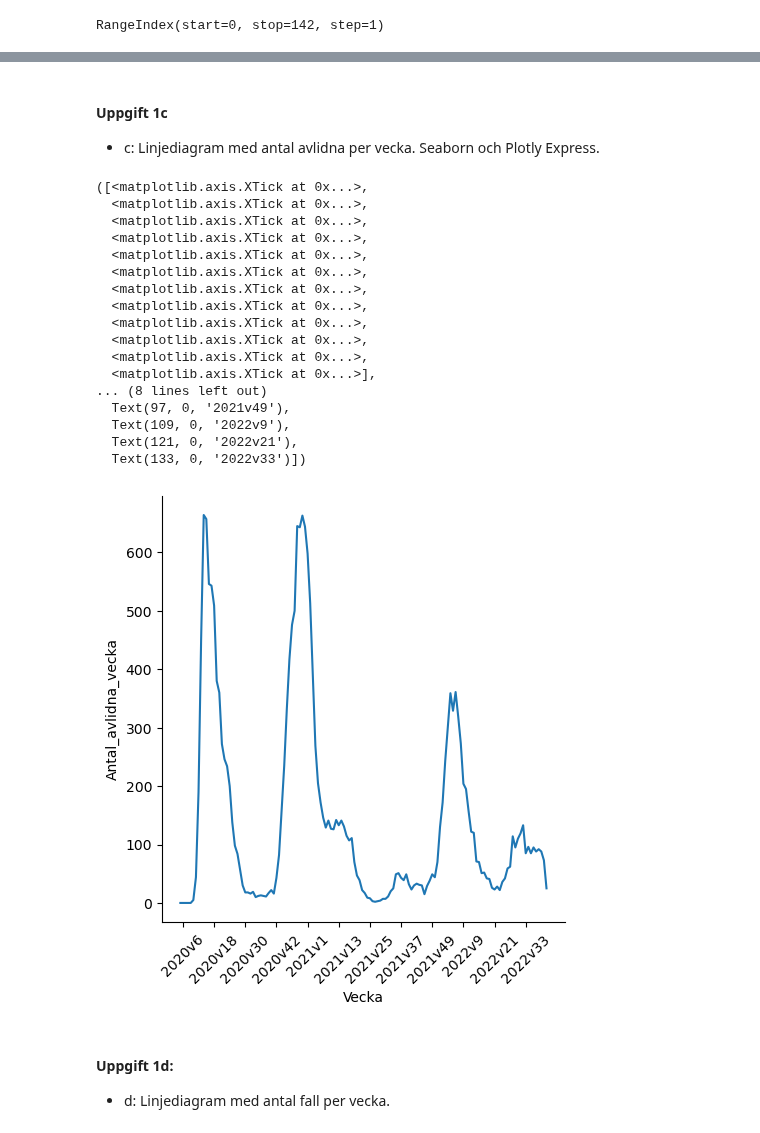
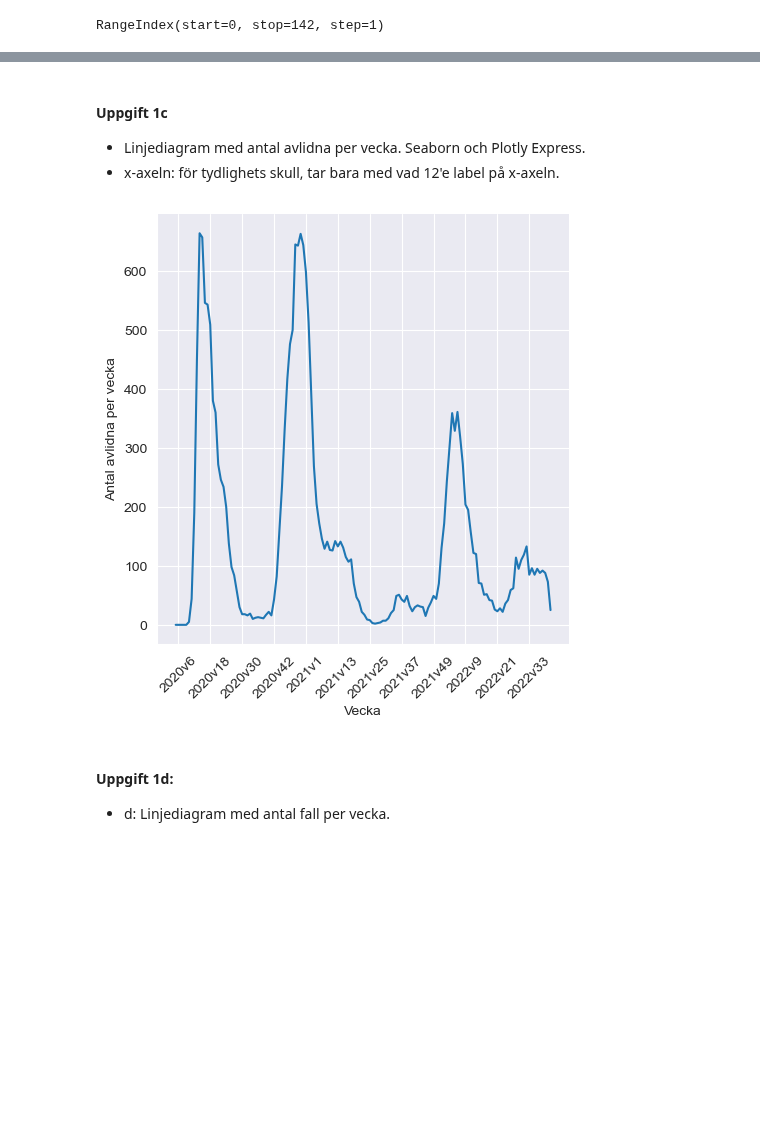
Before and after one commit to dancla240/Databehandling_Daniel_Claesson, a Jupyter notebook: Lab1/Lab1_Daniel_Claesson.ipynb, the cells around one changed output, grey strips where cells are left out. Drawn from its saved outputs; the diff is of its cells as text; code cells hidden in the pictures; blank space fills up the shorter version.

```diff
--- a/Lab1/Lab1_Daniel_Claesson.ipynb
+++ b/Lab1/Lab1_Daniel_Claesson.ipynb
@@ -110,5 +111,8 @@ covid['Vecka'] = covid['år'] + "v" + covid['veckonummer']
 covid['år'] = covid['år'].astype(int)
 covid['veckonummer'] = covid['veckonummer'].astype(int)
 
+# döper om valda kolumner
+covid.rename(columns={'Antal_fall_vecka':'Antal fall per vecka','Antal_avlidna_vecka':'Antal avlidna per vecka'}, inplace=True)
+
 covid.head()
 # %% [output]
@@ -121,29 +125,14 @@ covid.head()
 # %% [markdown]
 #### Uppgift 1c
-- c: Linjediagram med antal avlidna per vecka. Seaborn och Plotly Express.
+- Linjediagram med antal avlidna per vecka. Seaborn och Plotly Express.
+- x-axeln: för tydlighets skull, tar bara med vad 12'e label på x-axeln.
 # %%
 # 1c Seaborn:
-sns.relplot(x='Vecka', y='Antal_avlidna_vecka', kind='line', data=covid)
+fig = sns.relplot(x='Vecka', y='Antal avlidna per vecka', kind='line', data=covid)
 loc, labels = plt.xticks()
 plt.xticks(loc[1:-1:12], labels[0:-1:12], rotation=45)
+fig.savefig("Visualiseringar/1c_antal_avlidna_per_vecka.png")
 # %% [output]
-([<matplotlib.axis.XTick at 0x...>,
-  <matplotlib.axis.XTick at 0x...>,
-  <matplotlib.axis.XTick at 0x...>,
-  <matplotlib.axis.XTick at 0x...>,
-  <matplotlib.axis.XTick at 0x...>,
-  <matplotlib.axis.XTick at 0x...>,
-  <matplotlib.axis.XTick at 0x...>,
-  <matplotlib.axis.XTick at 0x...>,
-  <matplotlib.axis.XTick at 0x...>,
-  <matplotlib.axis.XTick at 0x...>,
-  <matplotlib.axis.XTick at 0x...>,
-  <matplotlib.axis.XTick at 0x...>],
-... (8 lines left out)
-  Text(97, 0, '2021v49'),
-  Text(109, 0, '2022v9'),
-  Text(121, 0, '2022v21'),
-  Text(133, 0, '2022v33')])
-[figure, old version]
+[figure, new version]
 # %%
 # 1c, Plotly Express:
```
Also changed, not shown: parts of 21 cells of this notebook.
